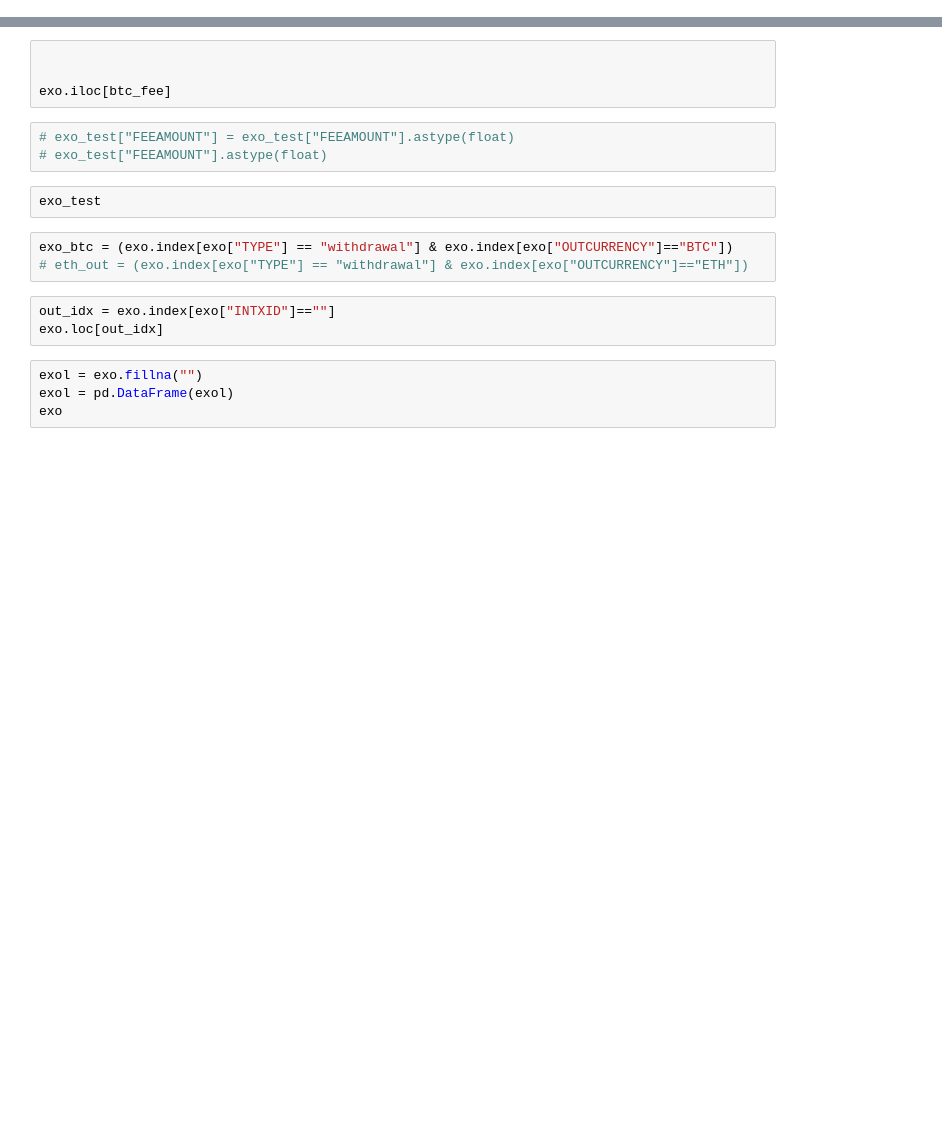
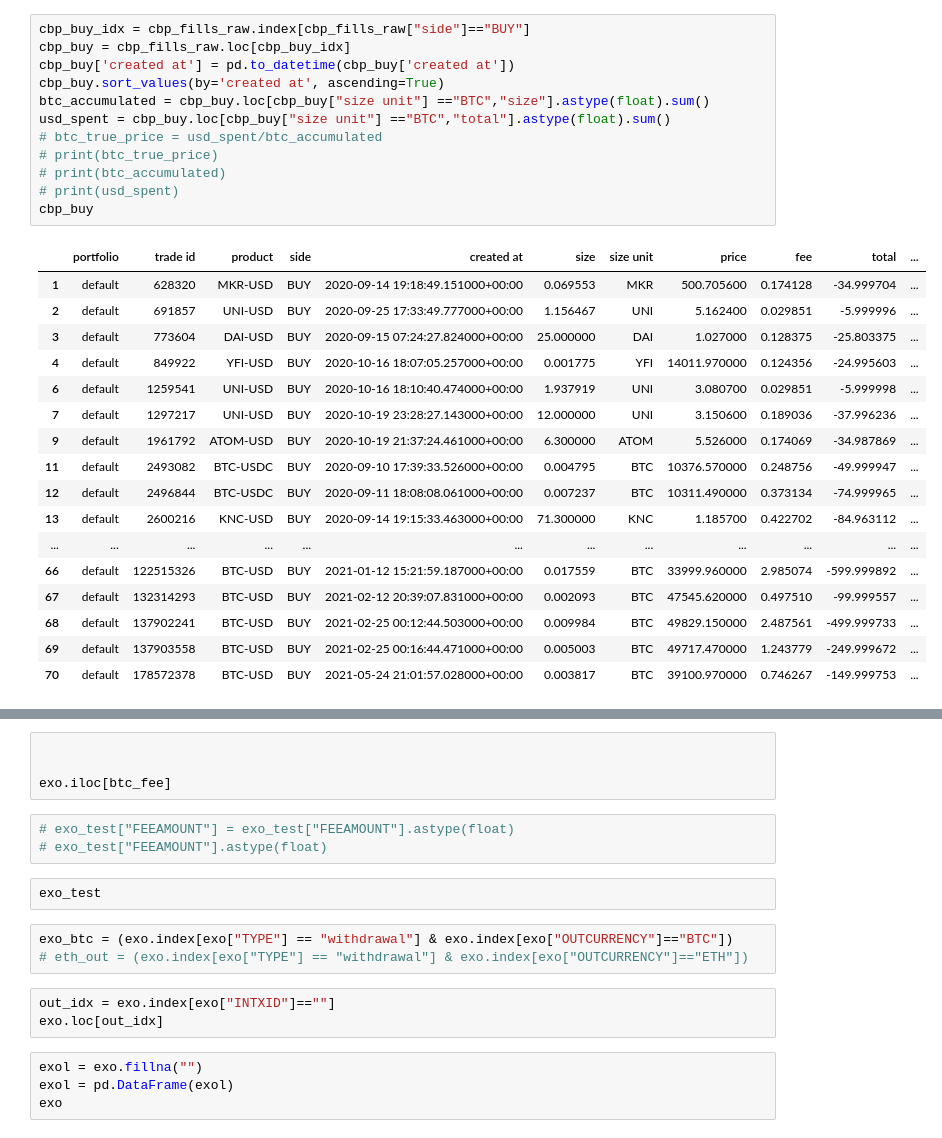
Before and after one commit to simonhansedasi/crypto_dash, a Jupyter notebook: Untitled.ipynb, the cells around one changed output, grey strips where cells are left out. Cells and saved outputs as stored; diff of their text form; blank space fills up the shorter version.

```diff
--- a/Untitled.ipynb
+++ b/Untitled.ipynb
@@ -97,0 +142,30 @@ KNC
+# %%
+cbp_buy_idx = cbp_fills_raw.index[cbp_fills_raw["side"]=="BUY"]
+cbp_buy = cbp_fills_raw.loc[cbp_buy_idx]
+cbp_buy['created at'] = pd.to_datetime(cbp_buy['created at'])
+cbp_buy.sort_values(by='created at', ascending=True)
+btc_accumulated = cbp_buy.loc[cbp_buy["size unit"] =="BTC","size"].astype(float).sum()
+usd_spent = cbp_buy.loc[cbp_buy["size unit"] =="BTC","total"].astype(float).sum()
+# btc_true_price = usd_spent/btc_accumulated
+# print(btc_true_price)
+# print(btc_accumulated)
+# print(usd_spent)
+cbp_buy
+# %% [output]
+|  | portfolio | trade id | product | side | created at | size | size unit | price | fee | total | ... |
+| 1 | default | 628320 | MKR-USD | BUY | 2020-09-14 19:18:49.151000+00:00 | 0.069553 | MKR | 500.705600 | 0.174128 | -34.999704 | ... |
+| 2 | default | 691857 | UNI-USD | BUY | 2020-09-25 17:33:49.777000+00:00 | 1.156467 | UNI | 5.162400 | 0.029851 | -5.999996 | ... |
+| 3 | default | 773604 | DAI-USD | BUY | 2020-09-15 07:24:27.824000+00:00 | 25.000000 | DAI | 1.027000 | 0.128375 | -25.803375 | ... |
+| 4 | default | 849922 | YFI-USD | BUY | 2020-10-16 18:07:05.257000+00:00 | 0.001775 | YFI | 14011.970000 | 0.124356 | -24.995603 | ... |
+| 6 | default | 1259541 | UNI-USD | BUY | 2020-10-16 18:10:40.474000+00:00 | 1.937919 | UNI | 3.080700 | 0.029851 | -5.999998 | ... |
+| 7 | default | 1297217 | UNI-USD | BUY | 2020-10-19 23:28:27.143000+00:00 | 12.000000 | UNI | 3.150600 | 0.189036 | -37.996236 | ... |
+| 9 | default | 1961792 | ATOM-USD | BUY | 2020-10-19 21:37:24.461000+00:00 | 6.300000 | ATOM | 5.526000 | 0.174069 | -34.987869 | ... |
+| 11 | default | 2493082 | BTC-USDC | BUY | 2020-09-10 17:39:33.526000+00:00 | 0.004795 | BTC | 10376.570000 | 0.248756 | -49.999947 | ... |
+| 12 | default | 2496844 | BTC-USDC | BUY | 2020-09-11 18:08:08.061000+00:00 | 0.007237 | BTC | 10311.490000 | 0.373134 | -74.999965 | ... |
+| 13 | default | 2600216 | KNC-USD | BUY | 2020-09-14 19:15:33.463000+00:00 | 71.300000 | KNC | 1.185700 | 0.422702 | -84.963112 | ... |
+| ... | ... | ... | ... | ... | ... | ... | ... | ... | ... | ... | ... |
+| 66 | default | 122515326 | BTC-USD | BUY | 2021-01-12 15:21:59.187000+00:00 | 0.017559 | BTC | 33999.960000 | 2.985074 | -599.999892 | ... |
+| 67 | default | 132314293 | BTC-USD | BUY | 2021-02-12 20:39:07.831000+00:00 | 0.002093 | BTC | 47545.620000 | 0.497510 | -99.999557 | ... |
+| 68 | default | 137902241 | BTC-USD | BUY | 2021-02-25 00:12:44.503000+00:00 | 0.009984 | BTC | 49829.150000 | 2.487561 | -499.999733 | ... |
+| 69 | default | 137903558 | BTC-USD | BUY | 2021-02-25 00:16:44.471000+00:00 | 0.005003 | BTC | 49717.470000 | 1.243779 | -249.999672 | ... |
+| 70 | default | 178572378 | BTC-USD | BUY | 2021-05-24 21:01:57.028000+00:00 | 0.003817 | BTC | 39100.970000 | 0.746267 | -149.999753 | ... |
```
Also changed, not shown: parts of 15 cells of this notebook.
